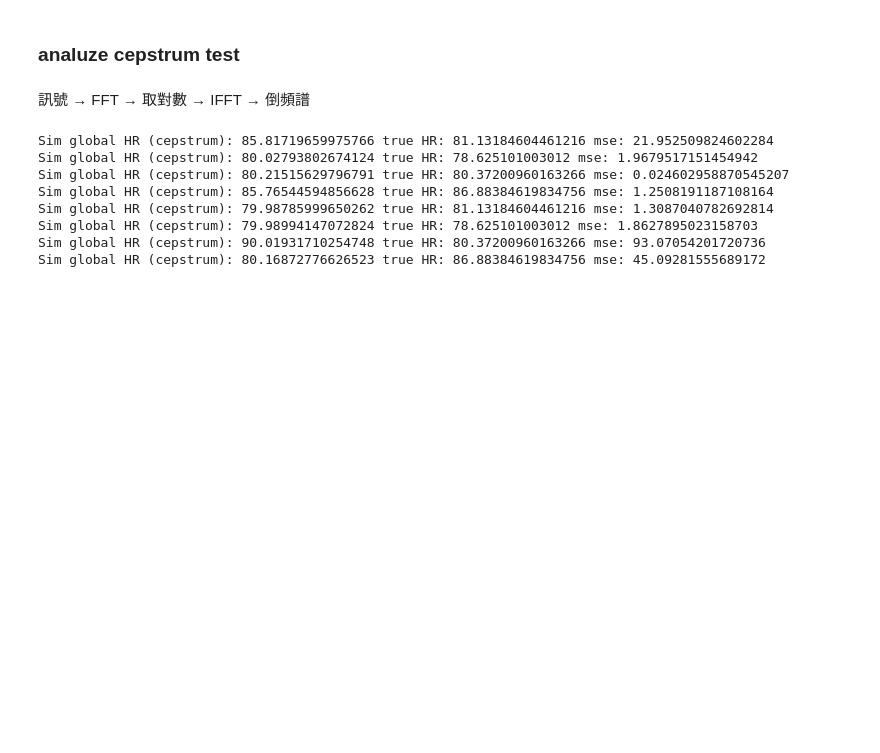
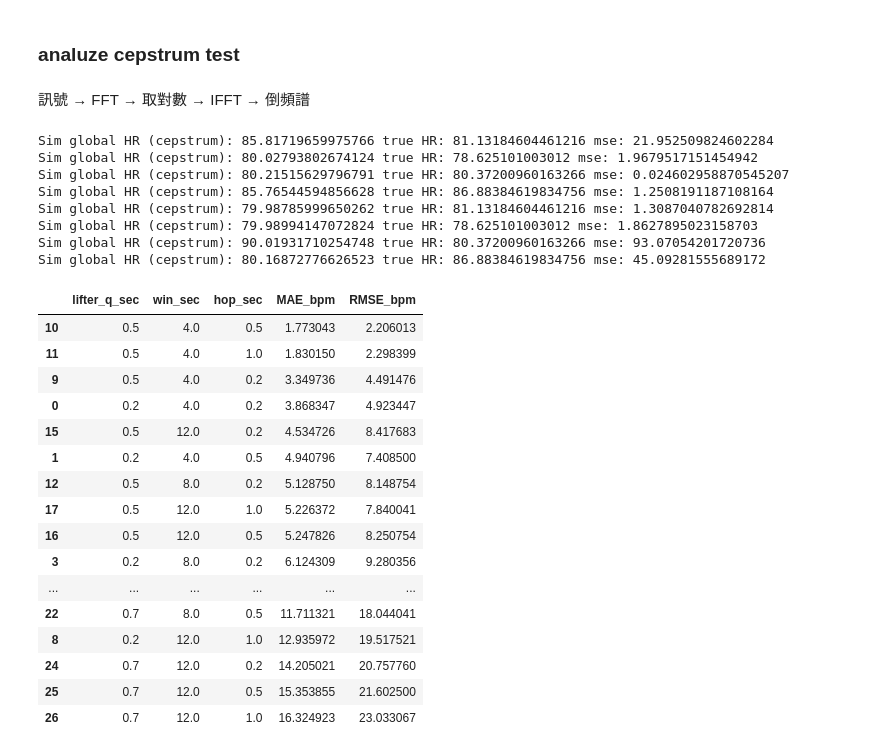
Before and after one commit to seannnnnn1017/radar-heartbeat-detection, a Jupyter notebook: 實驗區/reconstructed_main.ipynb, the cells around one changed output. Drawn from its saved outputs; the diff is of its cells as text; code cells hidden in the pictures; blank space fills up the shorter version.

```diff
--- a/實驗區/reconstructed_main.ipynb
+++ b/實驗區/reconstructed_main.ipynb
@@ -1098,7 +1098,19 @@ def analyze_cepstrum(summary,
             if save_plots: plt.savefig(f"{outdir}/cepstrum_confidence_psr.png", dpi=200)
             plt.show()
 
+    if hr_track.size > 0:
+        mask = np.isfinite(hr_track) & np.isfinite(conf_psr)
+        if mask.any():
+            hr_track_est = float(np.average(hr_track[mask], weights=conf_psr[mask]))
+        else:
+            hr_track_est = float(np.nan)
+    else:
+        hr_track_est = float("nan")
+    if not np.isfinite(hr_track_est):
+        hr_track_est = float(hr_global)
+
     return {
+        "hr_track_est_bpm": hr_track_est,
         "q_axis_global_sec": q_axis_g,
         "cepstrum_global": c_global,
         "q_star_global_sec": float(q_star_global),
@@ -1130,3 +1142,41 @@ Sim global HR (cepstrum): 79.98785999650262 true HR: 81.13184604461216 mse: 1.30
 Sim global HR (cepstrum): 79.98994147072824 true HR: 78.625101003012 mse: 1.8627895023158703
 Sim global HR (cepstrum): 90.01931710254748 true HR: 80.37200960163266 mse: 93.07054201720736
 Sim global HR (cepstrum): 80.16872776626523 true HR: 86.88384619834756 mse: 45.09281555689172
+# %%
+rows = []
+for lifter in [ 0.2, 0.5, 0.7]:
+    for win in [4.0, 8.0, 12.0]:
+        for hop in [ 0.2, 0.5, 1.0]:
+            ests, gts = [], []
+            for num in all_sample_wave:
+                s = num['summary']
+                cep = analyze_cepstrum(s, save_plots=False, show_plots=False,
+                                       lifter_q_sec=lifter,
+                                       win_sec=win, hop_sec=hop)
+                est = cep["hr_track_est_bpm"]  # ← 改用軌跡估計
+                gt  = num.get("ecg_hr_res", np.nan)
+                ests.append(est); gts.append(gt)
+            ests, gts = np.array(ests, float), np.array(gts, float)
+            mae  = np.nanmean(np.abs(ests - gts))
+            rmse = np.sqrt(np.nanmean((ests - gts)**2))
+            rows.append(dict(lifter_q_sec=lifter, win_sec=win, hop_sec=hop,
+                             MAE_bpm=mae, RMSE_bpm=rmse))
+pd.DataFrame(rows).sort_values(["MAE_bpm","RMSE_bpm"])
+# %% [output]
+|  | lifter_q_sec | win_sec | hop_sec | MAE_bpm | RMSE_bpm |
+| 10 | 0.5 | 4.0 | 0.5 | 1.773043 | 2.206013 |
+| 11 | 0.5 | 4.0 | 1.0 | 1.830150 | 2.298399 |
+| 9 | 0.5 | 4.0 | 0.2 | 3.349736 | 4.491476 |
+| 0 | 0.2 | 4.0 | 0.2 | 3.868347 | 4.923447 |
+| 15 | 0.5 | 12.0 | 0.2 | 4.534726 | 8.417683 |
+| 1 | 0.2 | 4.0 | 0.5 | 4.940796 | 7.408500 |
+| 12 | 0.5 | 8.0 | 0.2 | 5.128750 | 8.148754 |
+| 17 | 0.5 | 12.0 | 1.0 | 5.226372 | 7.840041 |
+| 16 | 0.5 | 12.0 | 0.5 | 5.247826 | 8.250754 |
+| 3 | 0.2 | 8.0 | 0.2 | 6.124309 | 9.280356 |
+| ... | ... | ... | ... | ... | ... |
+| 22 | 0.7 | 8.0 | 0.5 | 11.711321 | 18.044041 |
+| 8 | 0.2 | 12.0 | 1.0 | 12.935972 | 19.517521 |
+| 24 | 0.7 | 12.0 | 0.2 | 14.205021 | 20.757760 |
+| 25 | 0.7 | 12.0 | 0.5 | 15.353855 | 21.602500 |
+| 26 | 0.7 | 12.0 | 1.0 | 16.324923 | 23.033067 |
```
Also changed, not shown: parts of 8 cells of this notebook, 2 other files.
